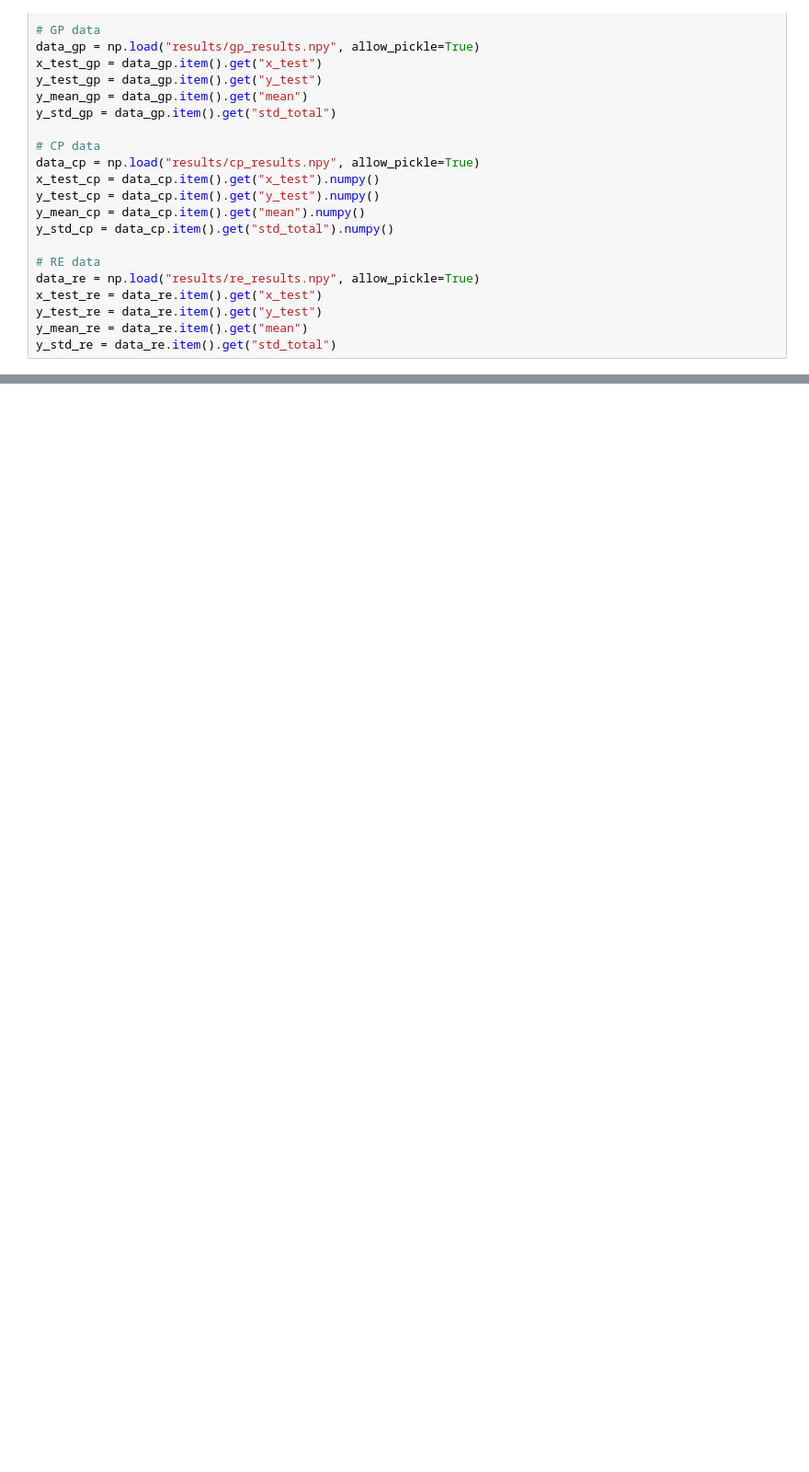
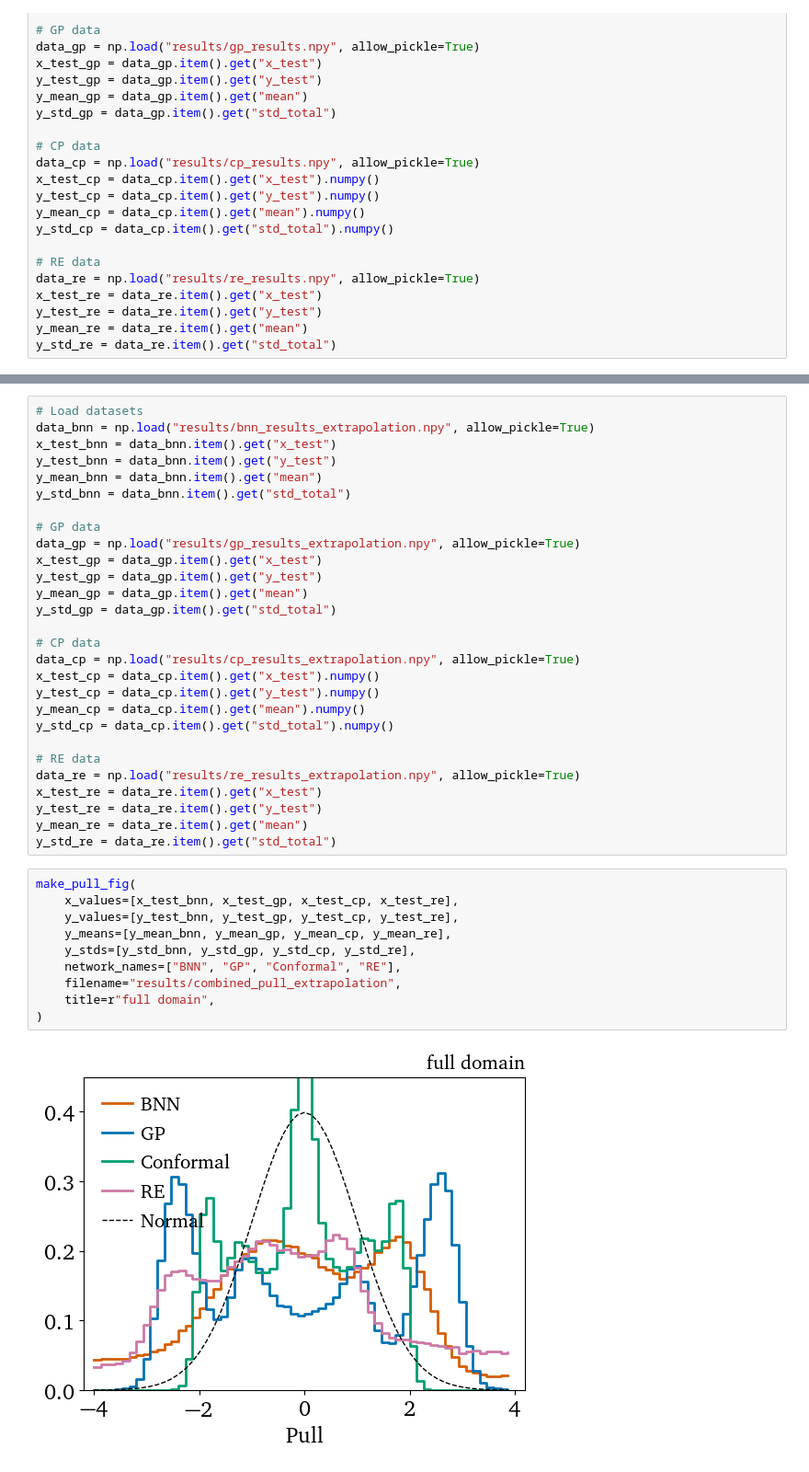
Before and after one commit to ramonpeter/UQveraiphy, a Jupyter notebook: regression/plots.ipynb, the cells around one changed output, grey strips where cells are left out. Shown at 92% size. Drawn from its saved outputs; the diff is of its cells as text; blank space fills up the shorter version.

```diff
--- a/regression/plots.ipynb
+++ b/regression/plots.ipynb
@@ -54,0 +61,40 @@ make_calibration_fig(
+# %%
+# Load datasets
+data_bnn = np.load("results/bnn_results_extrapolation.npy", allow_pickle=True)
+x_test_bnn = data_bnn.item().get("x_test")
+y_test_bnn = data_bnn.item().get("y_test")
+y_mean_bnn = data_bnn.item().get("mean")
+y_std_bnn = data_bnn.item().get("std_total")
+
+# GP data
+data_gp = np.load("results/gp_results_extrapolation.npy", allow_pickle=True)
+x_test_gp = data_gp.item().get("x_test")
+y_test_gp = data_gp.item().get("y_test")
+y_mean_gp = data_gp.item().get("mean")
+y_std_gp = data_gp.item().get("std_total")
+
+# CP data
+data_cp = np.load("results/cp_results_extrapolation.npy", allow_pickle=True)
+x_test_cp = data_cp.item().get("x_test").numpy()
+y_test_cp = data_cp.item().get("y_test").numpy()
+y_mean_cp = data_cp.item().get("mean").numpy()
+y_std_cp = data_cp.item().get("std_total").numpy()
+
+# RE data
+data_re = np.load("results/re_results_extrapolation.npy", allow_pickle=True)
+x_test_re = data_re.item().get("x_test")
+y_test_re = data_re.item().get("y_test")
+y_mean_re = data_re.item().get("mean")
+y_std_re = data_re.item().get("std_total")
+# %%
+make_pull_fig(
+    x_values=[x_test_bnn, x_test_gp, x_test_cp, x_test_re],
+    y_values=[y_test_bnn, y_test_gp, y_test_cp, y_test_re],
+    y_means=[y_mean_bnn, y_mean_gp, y_mean_cp, y_mean_re],
+    y_stds=[y_std_bnn, y_std_gp, y_std_cp, y_std_re],
+    network_names=["BNN", "GP", "Conformal", "RE"],
+    filename="results/combined_pull_extrapolation",
+    title=r"full domain",
+)
+# %% [output]
+[figure, added]
```
Also changed, not shown: parts of 5 cells of this notebook, 12 other files.
